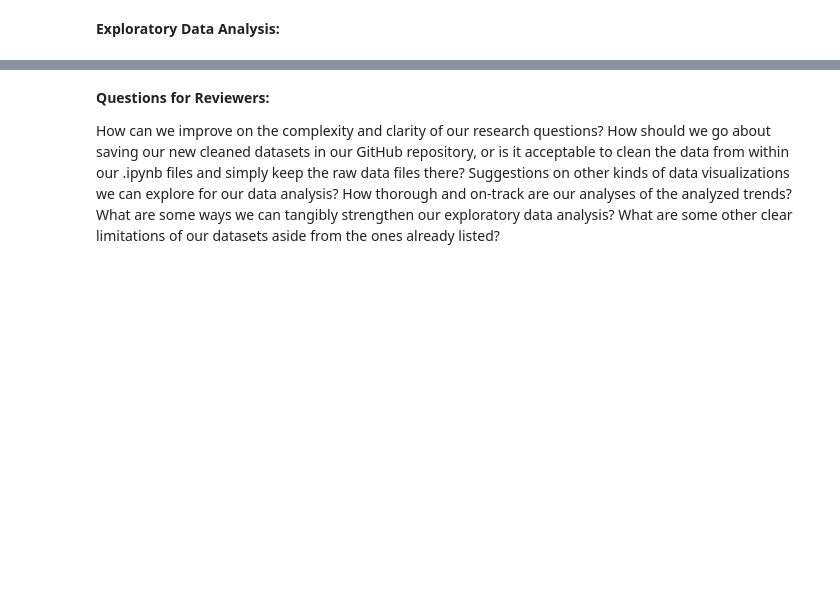
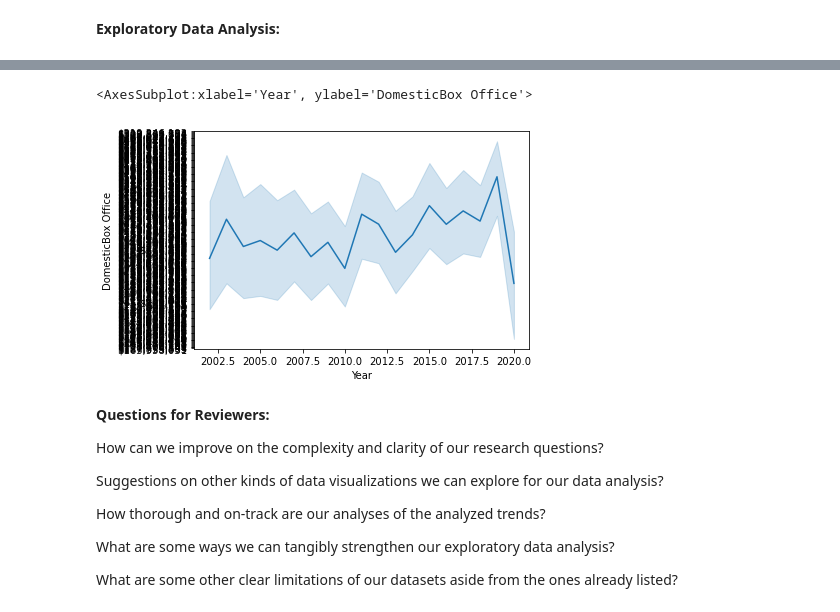
Before and after one commit to jjk-296/2950-project1, a Jupyter notebook: phase2.ipynb, the cells around one changed output, grey strips where cells are left out. Cells and saved outputs as stored; diff of their text form; code cells hidden in the pictures; blank space fills up the shorter version.

```diff
--- a/phase2.ipynb
+++ b/phase2.ipynb
@@ -342,9 +372,17 @@ seaborn.lineplot(data = clean_netflix_df, x = "Year", y = "Close")
+# %%
+seaborn.lineplot(data = clean_box_df, x = "Year", y = "DomesticBox Office")
+# %% [output]
+<AxesSubplot:xlabel='Year', ylabel='DomesticBox Office'>
+[figure, added]
 # %% [markdown]
 **Questions for Reviewers:**
 
 How can we improve on the complexity and clarity of our research questions?
-How should we go about saving our new cleaned datasets in our GitHub repository, or is it acceptable to clean the data from within our .ipynb files and simply keep the raw data files there?
+
 Suggestions on other kinds of data visualizations we can explore for our data analysis?
+
 How thorough and on-track are our analyses of the analyzed trends?
+
 What are some ways we can tangibly strengthen our exploratory data analysis?
+
 What are some other clear limitations of our datasets aside from the ones already listed?
```
Also changed, not shown: parts of 34 cells of this notebook, 1 other file.
